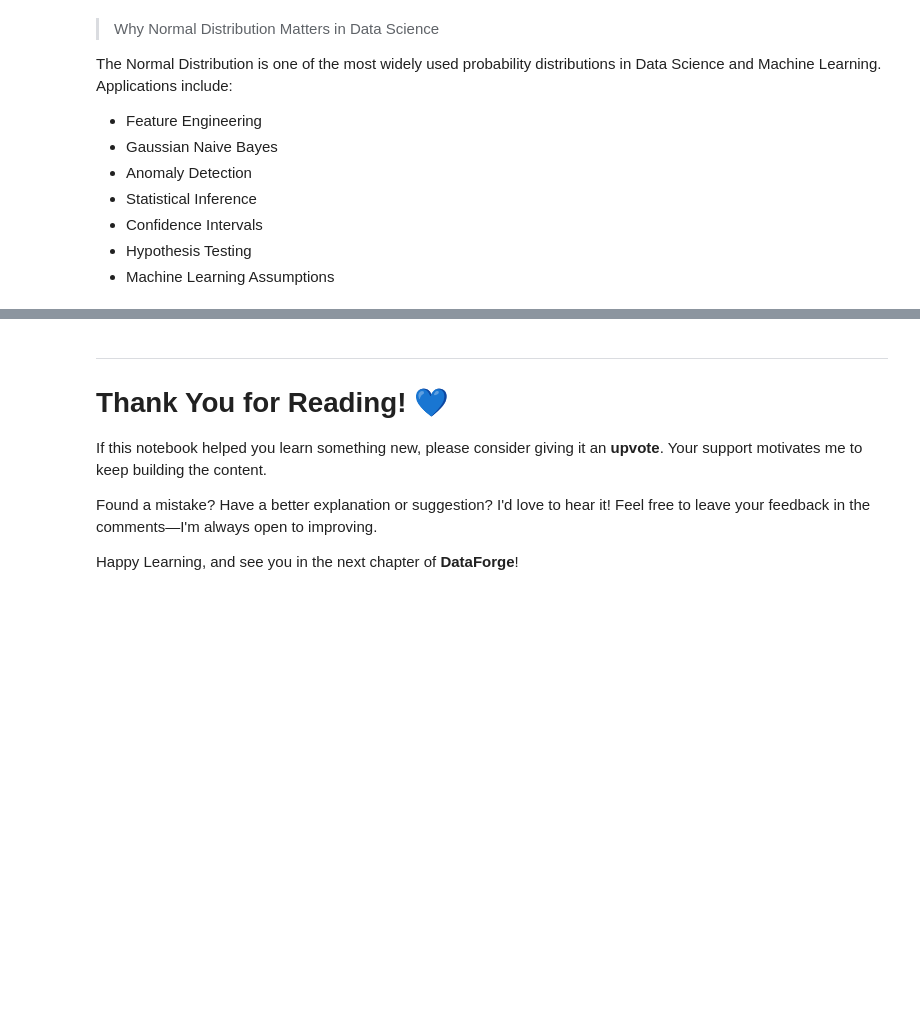
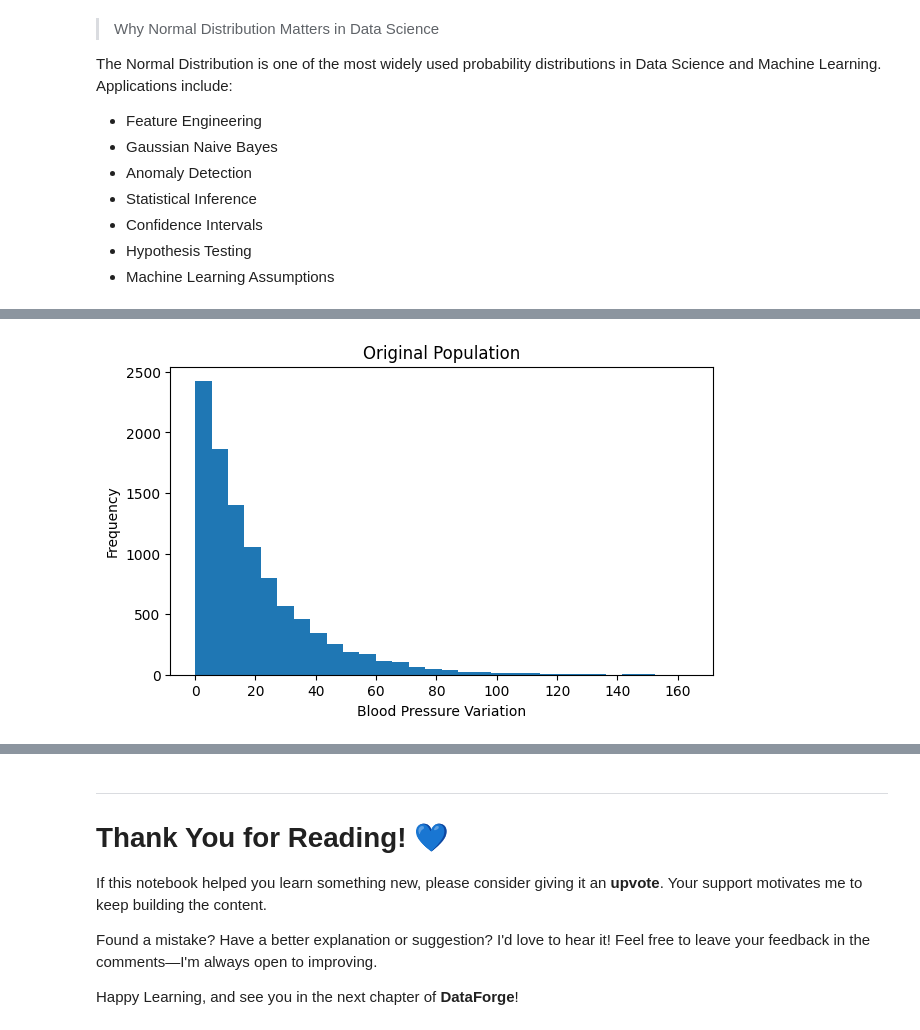
Before and after one commit to satyam2006-cmd/DataForge, a Jupyter notebook: statswithpy/statslearnings.ipynb, the cells around one changed output, grey strips where cells are left out. Drawn from its saved outputs; the diff is of its cells as text; code cells hidden in the pictures; blank space fills up the shorter version.

```diff
--- a/statswithpy/statslearnings.ipynb
+++ b/statswithpy/statslearnings.ipynb
@@ -2996,0 +3050,15 @@ In the Coming Next Part , we shall explore **Central Limit Theorem (CLT)**
+# %%
+# Generate a Population
+np.random.seed(42)
+# A non-normal population (right-skewed)
+population = np.random.exponential(scale=20, size=10000)
+# %%
+# Visualize the Original Population
+plt.figure(figsize=(7,4))
+plt.hist(population, bins=30)
+plt.title("Original Population")
+plt.xlabel("Blood Pressure Variation")
+plt.ylabel("Frequency")
+plt.show()
+# %% [output]
+[figure, added]
```
Also changed, not shown: parts of 11 cells of this notebook.
